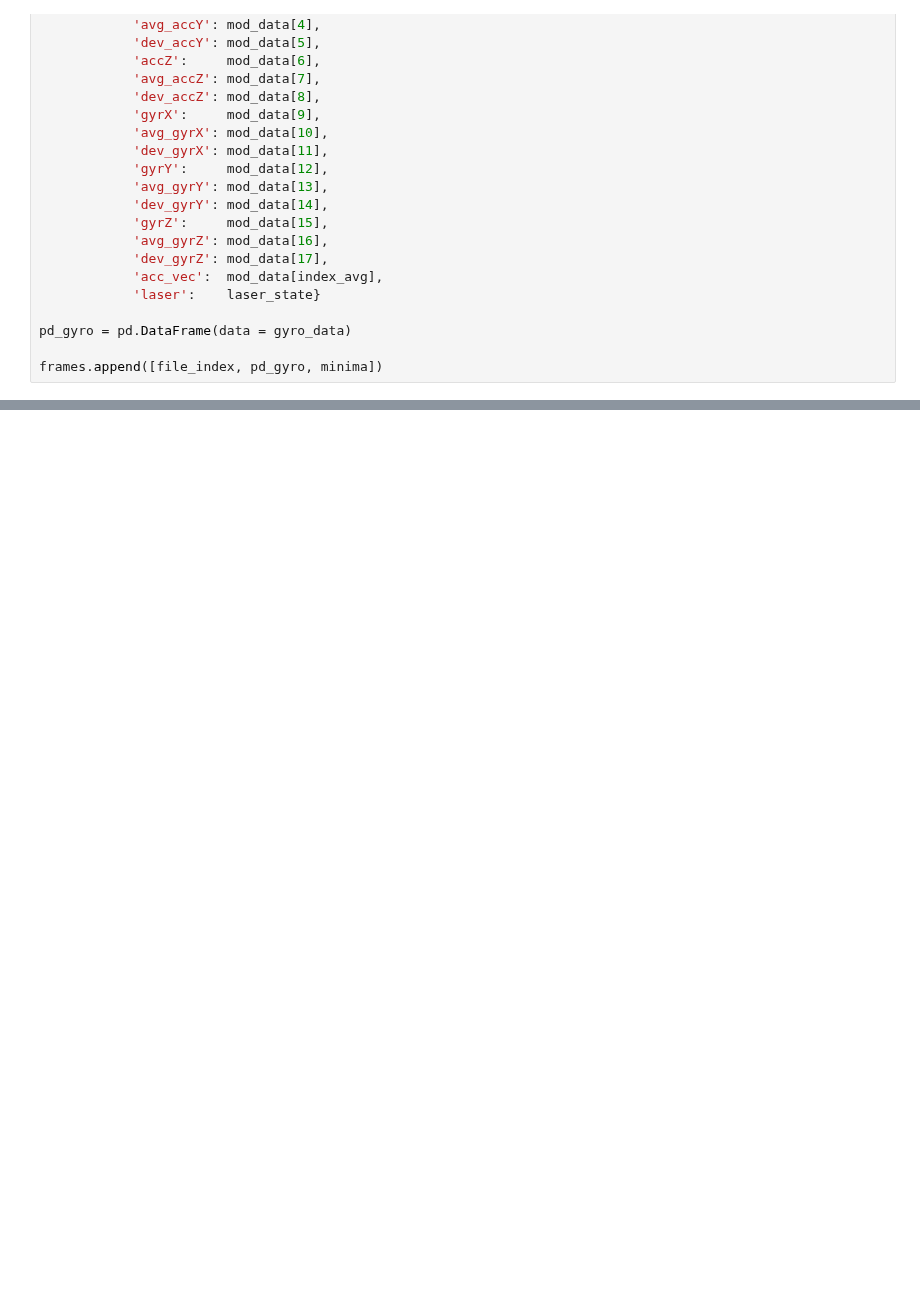
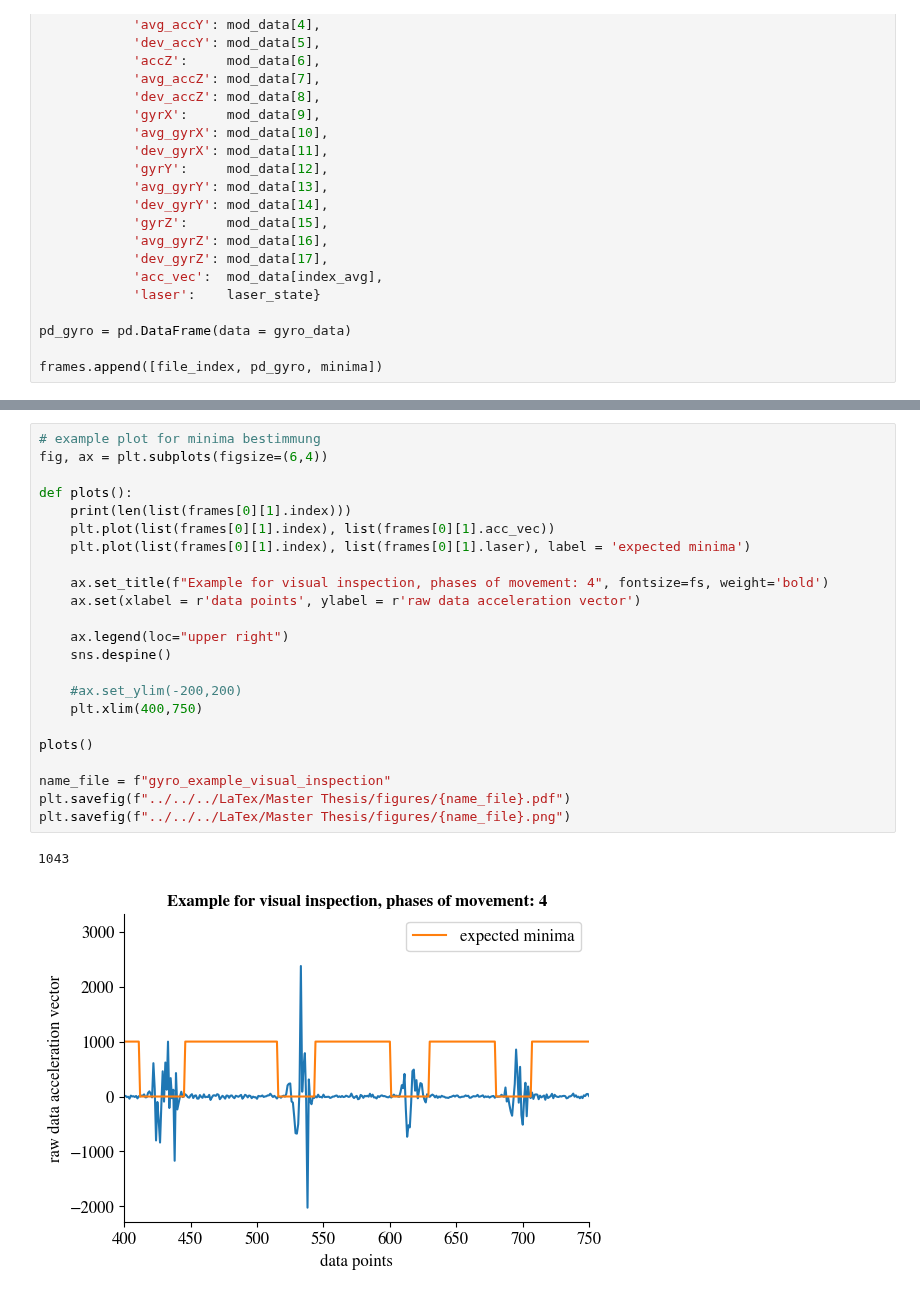
Before and after one commit to annnnna42/Arduino_KDC101_Control_and_Evaluation, a Jupyter notebook: gyro/gyro_plots.ipynb, the cells around one changed output, grey strips where cells are left out. Cells and saved outputs as stored; diff of their text form; blank space fills up the shorter version.

```diff
--- a/gyro/gyro_plots.ipynb
+++ b/gyro/gyro_plots.ipynb
@@ -147,0 +150,26 @@ plt.savefig(f"../../../LaTex/Master Thesis/figures/{name_file}.png")
+# %%
+# example plot for minima bestimmung
+fig, ax = plt.subplots(figsize=(6,4))
+
+def plots():
+    print(len(list(frames[0][1].index)))
+    plt.plot(list(frames[0][1].index), list(frames[0][1].acc_vec))
+    plt.plot(list(frames[0][1].index), list(frames[0][1].laser), label = 'expected minima')
+
+    ax.set_title(f"Example for visual inspection, phases of movement: 4", fontsize=fs, weight='bold')
+    ax.set(xlabel = r'data points', ylabel = r'raw data acceleration vector')
+
+    ax.legend(loc="upper right")
+    sns.despine()
+
+    #ax.set_ylim(-200,200)
+    plt.xlim(400,750)
+
+plots()
+
+name_file = f"gyro_example_visual_inspection"
+plt.savefig(f"../../../LaTex/Master Thesis/figures/{name_file}.pdf")
+plt.savefig(f"../../../LaTex/Master Thesis/figures/{name_file}.png")
+# %% [output]
+1043
+[figure, added]
```
Also changed, not shown: parts of 1 cell of this notebook, 23 other files.
